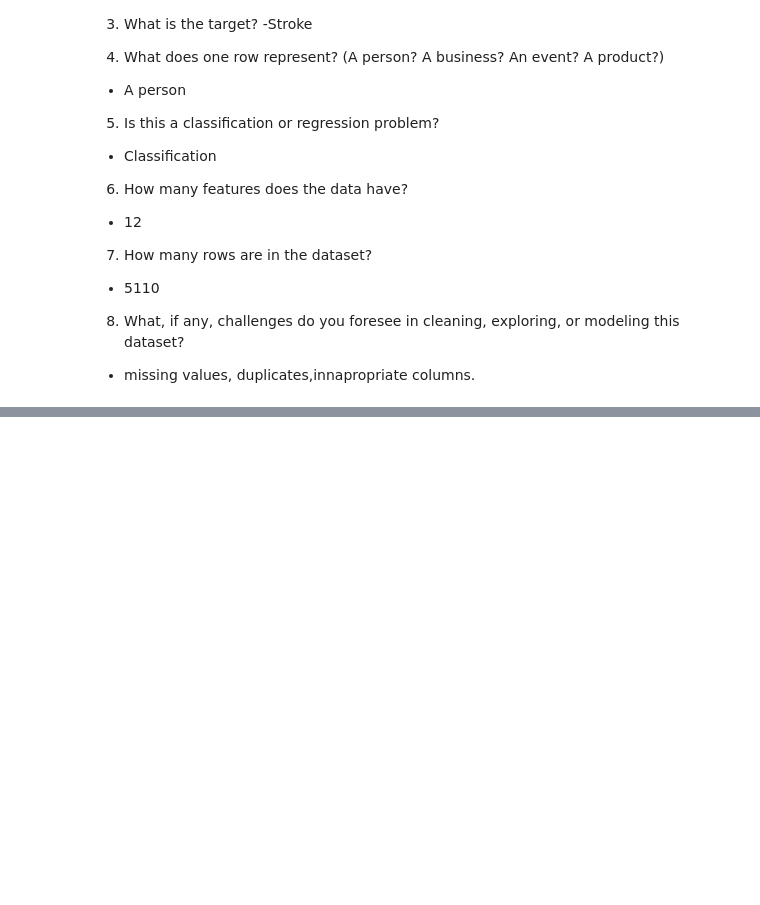
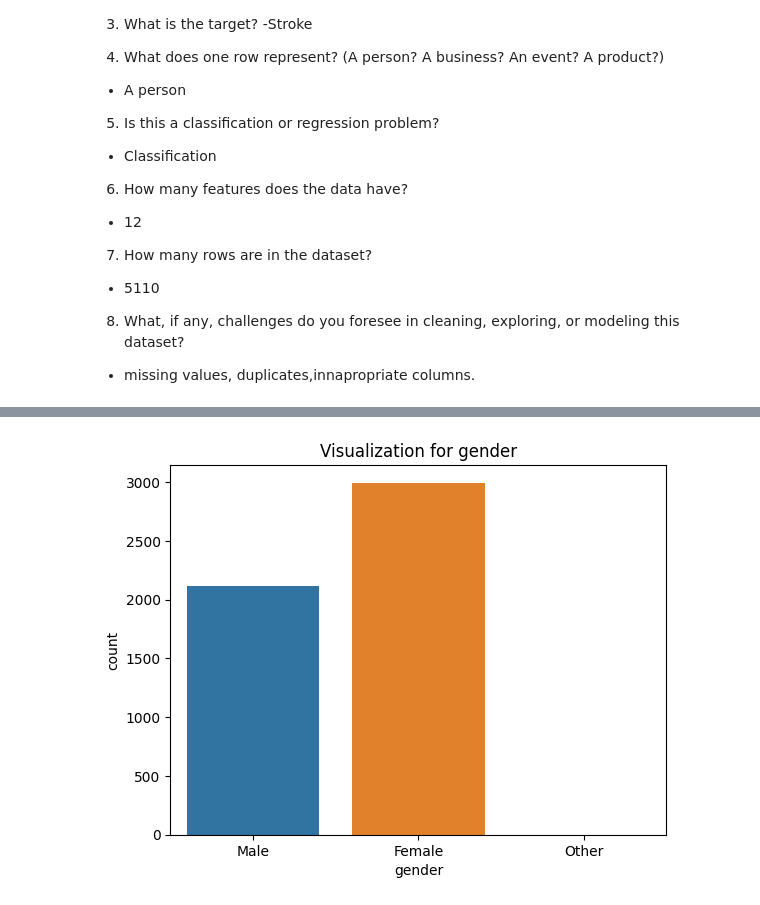
Before and after one commit to JaimeRoss/Data-Science, a Jupyter notebook: project2.ipynb, the cells around one changed output, grey strips where cells are left out. Saved outputs shown, nothing was run; the diff lists cells and outputs as text; code cells hidden in the pictures; blank space fills up the shorter version.

```diff
--- a/project2.ipynb
+++ b/project2.ipynb
@@ -106,0 +159,6 @@ memory usage: 5.6+ MB
+# %%
+# Feature Visualization
+ax = sns.countplot(data = df, x = "gender")
+ax.set_title("Visualization for gender");
+# %% [output]
+[figure, added]
```
Also changed, not shown: parts of 27 cells of this notebook.
